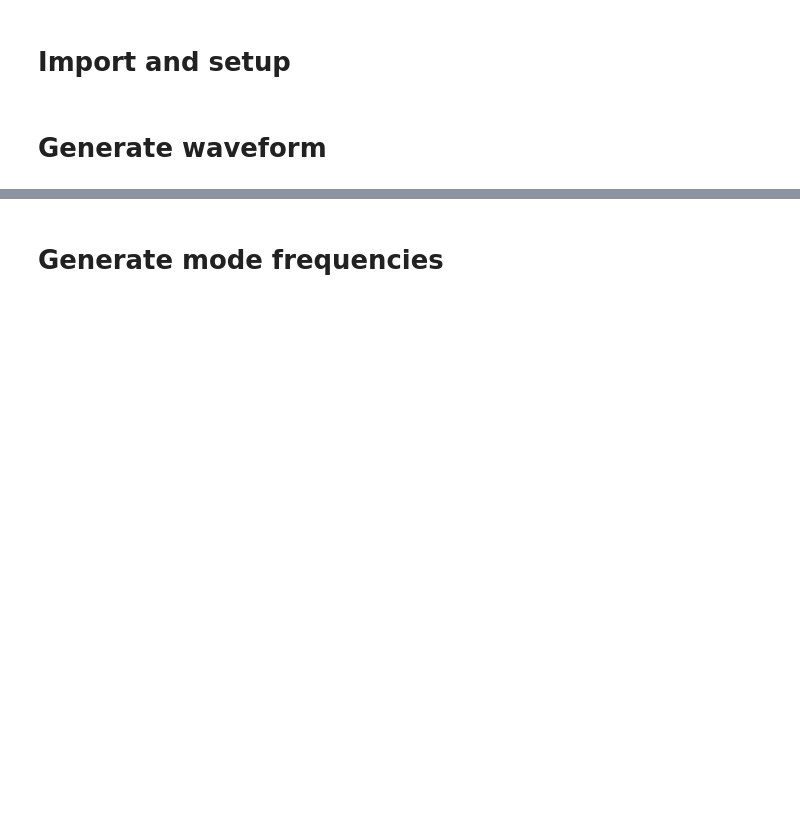
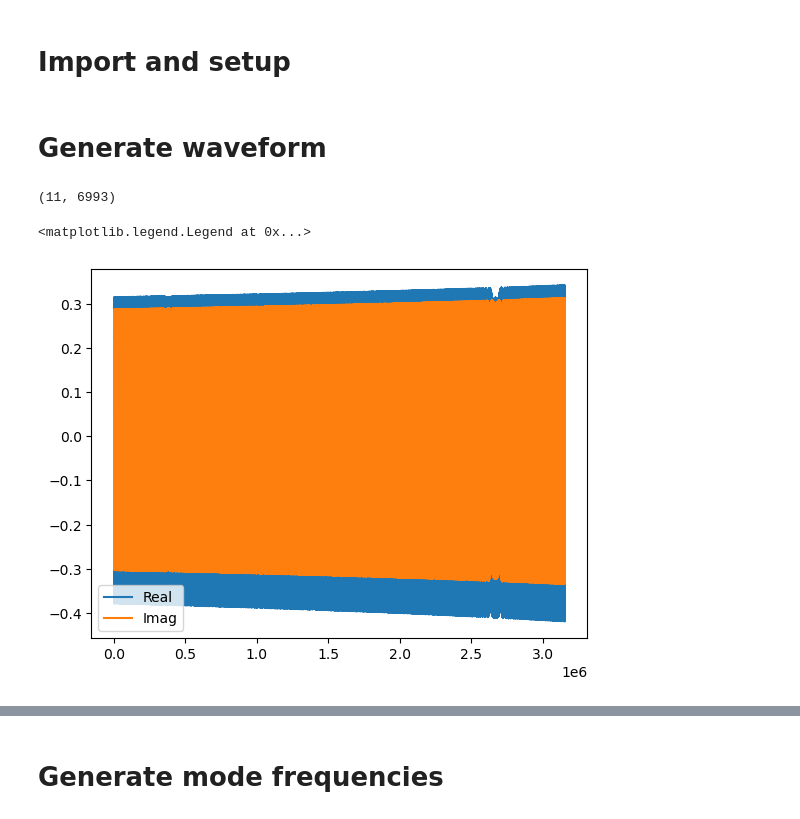
Before and after one commit to verasha/FEWNEW, a Jupyter notebook: work/power_innercalc_manual.ipynb, the cells around one changed output, grey strips where cells are left out. Drawn from its saved outputs; the diff is of its cells as text; code cells hidden in the pictures; blank space fills up the shorter version.

```diff
--- a/work/power_innercalc_manual.ipynb
+++ b/work/power_innercalc_manual.ipynb
@@ -156,0 +81,39 @@ waveform1_scaled = waveform1/factor
+# %%
+teuk_modes.shape
+# %% [output]
+(11, 6993)
+# %%
+# need to prepare arrays for sum with all modes due to +/- m setup
+ls = amp.l_arr[: teuk_modes.shape[1]]
+ms = amp.m_arr[: teuk_modes.shape[1]]
+ns = amp.n_arr[: teuk_modes.shape[1]]
+
+keep_modes = np.arange(teuk_modes.shape[1])
+temp2 = keep_modes * (keep_modes < amp.num_m0) + (keep_modes + amp.num_m_1_up) * (
+    keep_modes >= amp.num_m0
+) # amp.num_m0 gives number of modes with m == 0, amp.num_m_1_up gives number of modes with m > 0
+
+ylmkeep = np.concatenate([keep_modes, temp2])
+ylms_in = ylms[ylmkeep]
+teuk_modes_in = teuk_modes
+
+# perform summation
+waveform1 = interpolate_mode_sum(
+    t,
+    teuk_modes_in,
+    ylms_in,
+    traj.integrator_spline_t,
+    traj.integrator_spline_phase_coeff[:, [0, 2]],
+    ls,
+    ms,
+    ns,
+    dt=dt,
+    T=T,
+)
+
+plt.plot(waveform1.real, label="Real")
+plt.plot(waveform1.imag, label="Imag")
+plt.legend(loc="lower left")
+# %% [output]
+<matplotlib.legend.Legend at 0x...>
+[figure, added]
```
Also changed, not shown: parts of 23 cells of this notebook, 2 other files.
